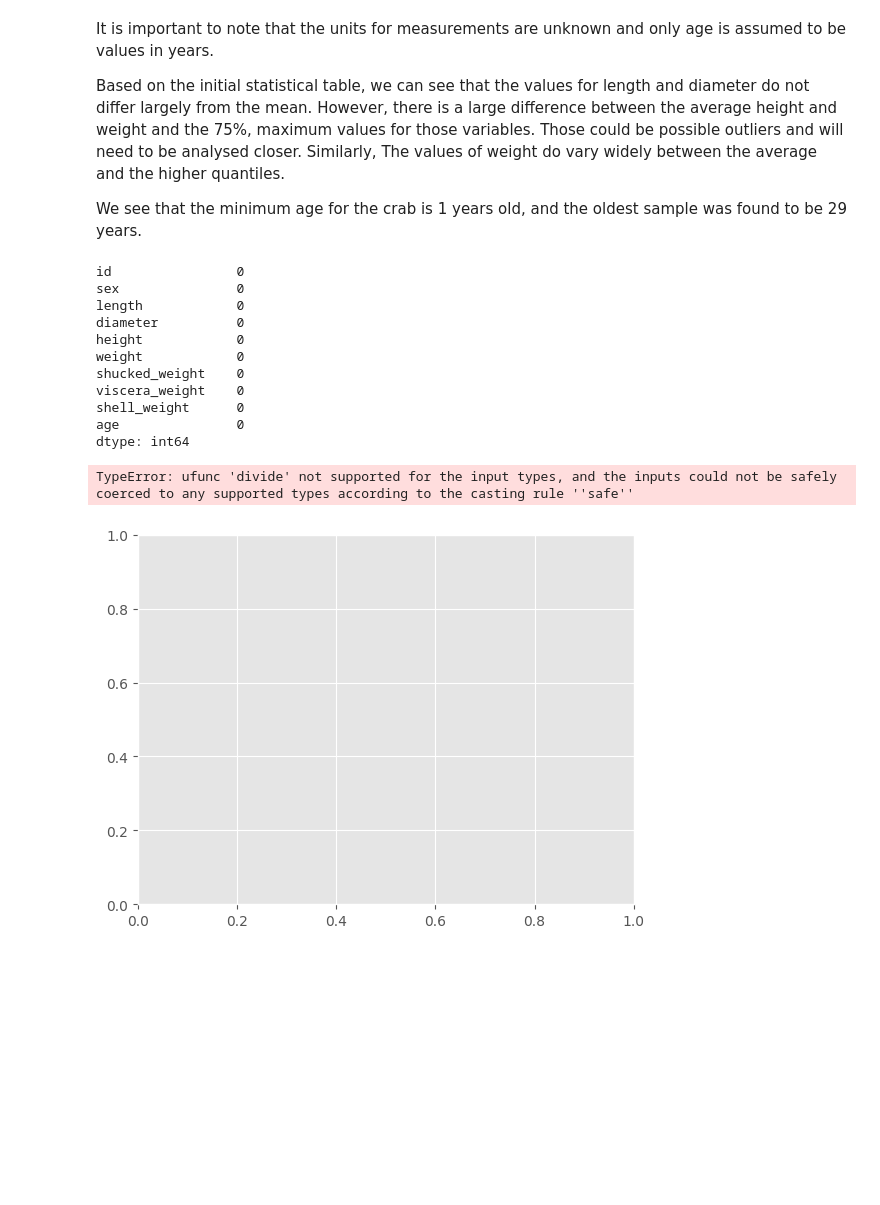
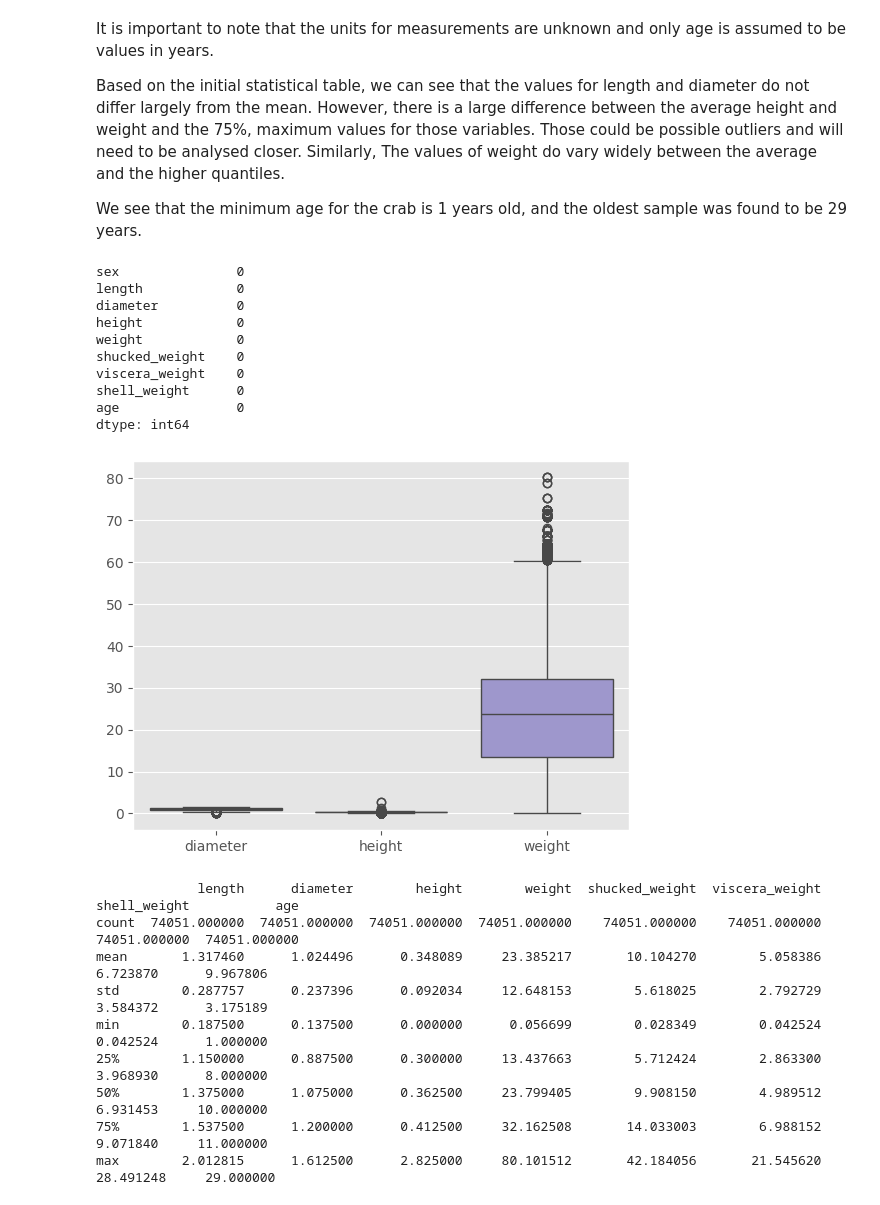
Before and after one commit to timjrchan/Predicting_Crab_Age, a Jupyter notebook: code/01_Notebook.ipynb, the cells around one changed output. Saved outputs shown, nothing was run; the diff lists cells and outputs as text; code cells hidden in the pictures; blank space fills up the shorter version.

```diff
--- a/code/01_Notebook.ipynb
+++ b/code/01_Notebook.ipynb
@@ -93,6 +93,7 @@ def clean_headers(some_dataframe: pd.DataFrame):
     Lower case all text in the column headers
     Remove trailing and leading white spaces
     Replace the spaces between words with underscore
+    Remove ID of each entry
 
 
     '''
@@ -100,6 +101,7 @@ def clean_headers(some_dataframe: pd.DataFrame):
     some_dataframe.columns = some_dataframe.columns.str.lower() # lower case the headers
     some_dataframe.columns = some_dataframe.columns.str.strip() # remove whitespace from front and rear
     some_dataframe.columns = some_dataframe.columns.str.replace(' ', '_') # insert underscore between words
+    some_dataframe = some_dataframe.drop(columns='id')
 
     return some_dataframe
 # %%
@@ -146,7 +148,6 @@ We see that the minimum age for the crab is 1 years old, and the oldest sample w
 # check for null values
 print(train_df.isna().sum()) # no null values found
 # %% [output]
-id                0
 sex               0
 length            0
 diameter          0
@@ -157,15 +158,21 @@ viscera_weight    0
 shell_weight      0
 age               0
 dtype: int64
-# %%
-# plot a box plot to look at possible outliers
-
-plt.boxplot(x = train_df, vert=False)
-
-
-
-
-plt.show()
-# %% [output]
-TypeError: ufunc 'divide' not supported for the input types, and the inputs could not be safely coerced to any supported types according to the casting rule ''safe''
-[figure, removed]
+# %%
+# box plot for length, diameter and height
+sns.boxplot(data = train_df.iloc[:,2:5])
+
+plt.show()
+
+print(train_df.describe())
+# %% [output]
+[figure, added]
+             length      diameter        height        weight  shucked_weight  viscera_weight  shell_weight           age
+count  74051.000000  74051.000000  74051.000000  74051.000000    74051.000000    74051.000000  74051.000000  74051.000000
+mean       1.317460      1.024496      0.348089     23.385217       10.104270        5.058386      6.723870      9.967806
+std        0.287757      0.237396      0.092034     12.648153        5.618025        2.792729      3.584372      3.175189
+min        0.187500      0.137500      0.000000      0.056699        0.028349        0.042524      0.042524      1.000000
+25%        1.150000      0.887500      0.300000     13.437663        5.712424        2.863300      3.968930      8.000000
+50%        1.375000      1.075000      0.362500     23.799405        9.908150        4.989512      6.931453     10.000000
+75%        1.537500      1.200000      0.412500     32.162508       14.033003        6.988152      9.071840     11.000000
+max        2.012815      1.612500      2.825000     80.101512       42.184056       21.545620     28.491248     29.000000
```
Also changed, not shown: parts of 10 cells of this notebook.
